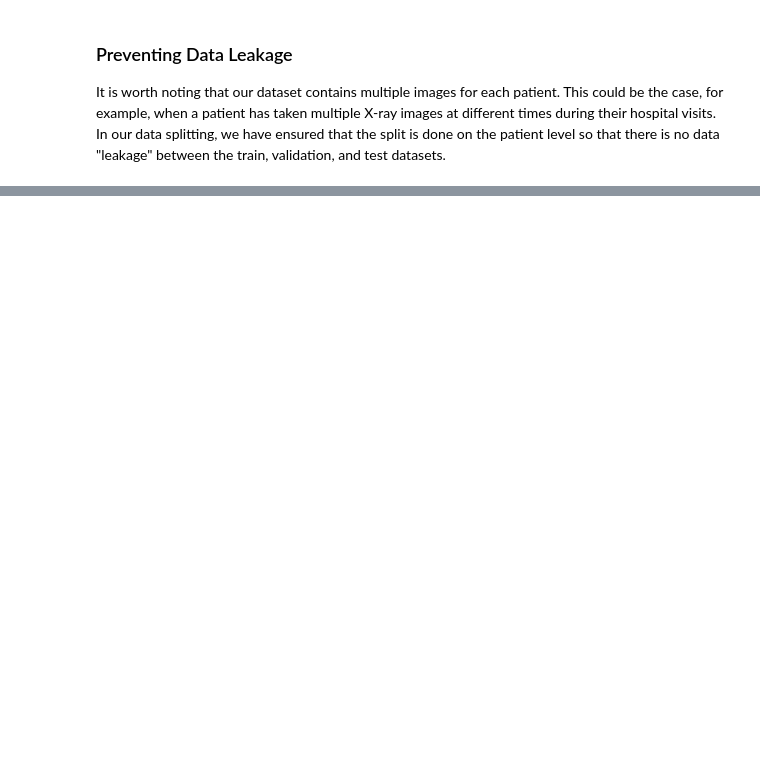
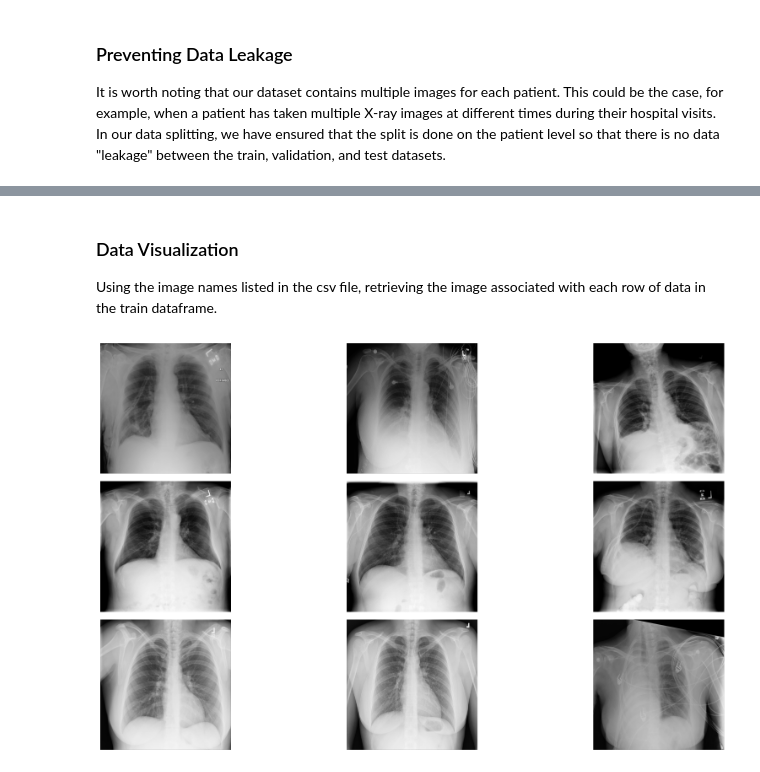
Before and after one commit to dipyamanroy/CXR8DL, a Jupyter notebook: ChestXRay_Pulmonary_Diagnoses_DenseNet_Indian.ipynb, the cells around one changed output, grey strips where cells are left out. Saved outputs shown, nothing was run; the diff lists cells and outputs as text; code cells hidden in the pictures; blank space fills up the shorter version.

Commit message:
Performed preliminary data visualization.

```diff
--- a/ChestXRay_Pulmonary_Diagnoses_DenseNet_Indian.ipynb
+++ b/ChestXRay_Pulmonary_Diagnoses_DenseNet_Indian.ipynb
@@ -68,0 +129,41 @@ def check_for_leakage(df1, df2, subj_col):
+# %% [markdown]
+### Data Visualization
+Using the image names listed in the csv file, retrieving the image associated with each row of data in the train dataframe.
+# %%
+# Location of the image dir
+img_dir = 'data/CXR8/images'
+
+# Create a dictionary mapping image names to their full paths
+image_paths = {}
+for root, dirs, files in os.walk(img_dir):
+    for file in files:
+        if file.endswith('.png'):
+            image_paths[file] = os.path.join(root, file)
+
+# Extract image file names from the dataframe's 'id' column
+images = train_df['id'].values
+
+# Randomly select 9 image file names from the dataframe
+random_images = [np.random.choice(images) for i in range(9)]
+
+# Display random images
+plt.figure(figsize=(20, 10))
+
+# Iterate and plot the random images by finding their corresponding paths
+for i in range(9):
+    plt.subplot(3, 3, i + 1)
+
+    # Get the full path of the image using the dictionary
+    img_path = image_paths.get(random_images[i])
+
+    # Check if image path exists in the dictionary
+    if img_path:
+        img = plt.imread(img_path)
+        plt.imshow(img, cmap='gray')
+        plt.axis('off')
+
+# Adjust subplot parameters to give specified padding
+plt.tight_layout()
+plt.show()
+# %% [output]
+[figure, added]
```
Also changed, not shown: parts of 13 cells of this notebook.
